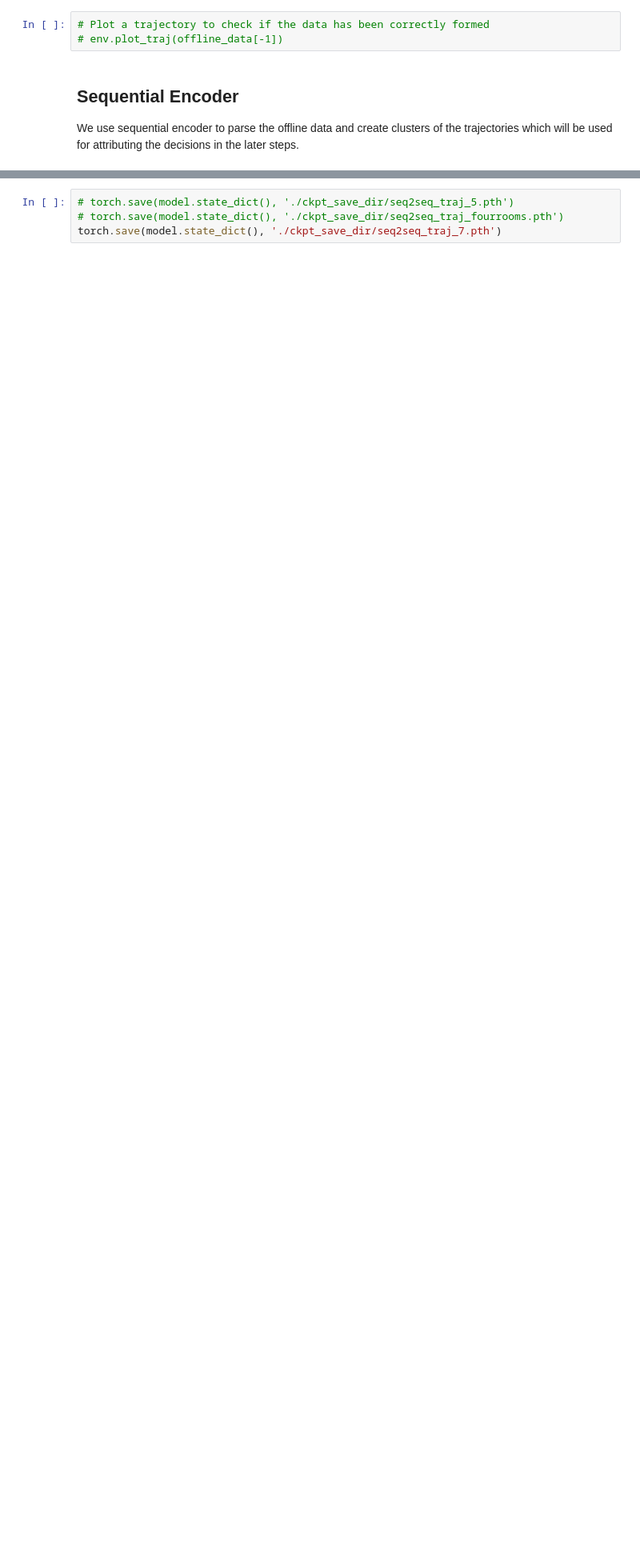
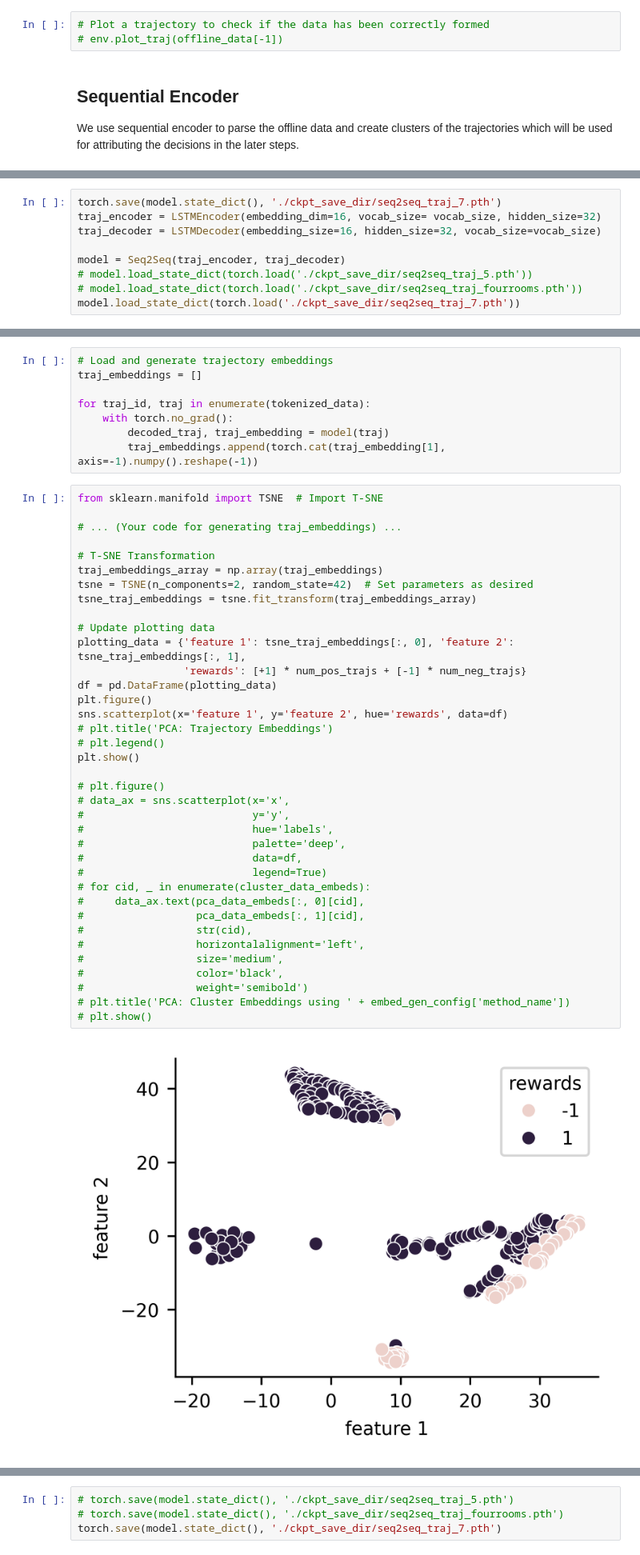
Before and after one commit to yangbaechu/xrl_with_trajectories, a Jupyter notebook: gridworld_expts.ipynb, the cells around one changed output, grey strips where cells are left out. Shown at 80% size. Drawn from its saved outputs; the diff is of its cells as text; blank space fills up the shorter version.

```diff
--- a/gridworld_expts.ipynb
+++ b/gridworld_expts.ipynb
@@ -139,0 +318,9 @@ We use sequential encoder to parse the offline data and create clusters of the t
+# %%
+torch.save(model.state_dict(), './ckpt_save_dir/seq2seq_traj_7.pth')
+traj_encoder = LSTMEncoder(embedding_dim=16, vocab_size= vocab_size, hidden_size=32)
+traj_decoder = LSTMDecoder(embedding_size=16, hidden_size=32, vocab_size=vocab_size)
+
+model = Seq2Seq(traj_encoder, traj_decoder)
+# model.load_state_dict(torch.load('./ckpt_save_dir/seq2seq_traj_5.pth'))
+# model.load_state_dict(torch.load('./ckpt_save_dir/seq2seq_traj_fourrooms.pth'))
+model.load_state_dict(torch.load('./ckpt_save_dir/seq2seq_traj_7.pth'))
@@ -139,0 +329,47 @@ We use sequential encoder to parse the offline data and create clusters of the t
+# %%
+# Load and generate trajectory embeddings
+traj_embeddings = []
+
+for traj_id, traj in enumerate(tokenized_data):
+    with torch.no_grad():
+        decoded_traj, traj_embedding = model(traj)
+        traj_embeddings.append(torch.cat(traj_embedding[1], axis=-1).numpy().reshape(-1))
+# %%
+from sklearn.manifold import TSNE  # Import T-SNE
+
+# ... (Your code for generating traj_embeddings) ...
+
+# T-SNE Transformation
+traj_embeddings_array = np.array(traj_embeddings)
+tsne = TSNE(n_components=2, random_state=42)  # Set parameters as desired
+tsne_traj_embeddings = tsne.fit_transform(traj_embeddings_array)
+
+# Update plotting data
+plotting_data = {'feature 1': tsne_traj_embeddings[:, 0], 'feature 2': tsne_traj_embeddings[:, 1],
+                 'rewards': [+1] * num_pos_trajs + [-1] * num_neg_trajs}
+df = pd.DataFrame(plotting_data)
+plt.figure()
+sns.scatterplot(x='feature 1', y='feature 2', hue='rewards', data=df)
+# plt.title('PCA: Trajectory Embeddings')
+# plt.legend()
+plt.show()
+
+# plt.figure()
+# data_ax = sns.scatterplot(x='x',
+#                           y='y',
+#                           hue='labels',
+#                           palette='deep',
+#                           data=df,
+#                           legend=True)
+# for cid, _ in enumerate(cluster_data_embeds):
+#     data_ax.text(pca_data_embeds[:, 0][cid],
+#                  pca_data_embeds[:, 1][cid],
+#                  str(cid),
+#                  horizontalalignment='left',
+#                  size='medium',
+#                  color='black',
+#                  weight='semibold')
+# plt.title('PCA: Cluster Embeddings using ' + embed_gen_config['method_name'])
+# plt.show()
+# %% [output]
+[figure, added]
```
Also changed, not shown: parts of 20 cells of this notebook, 2 other files.
